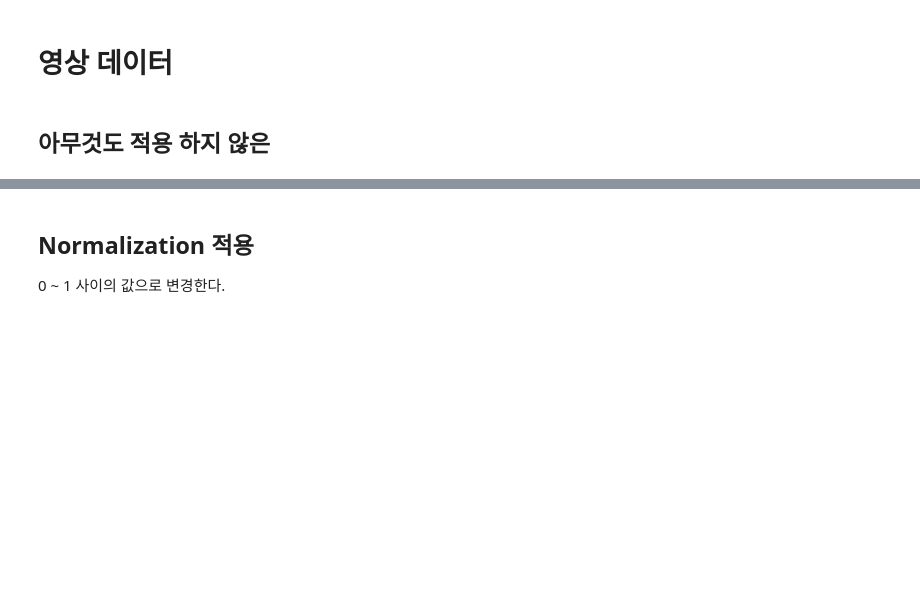
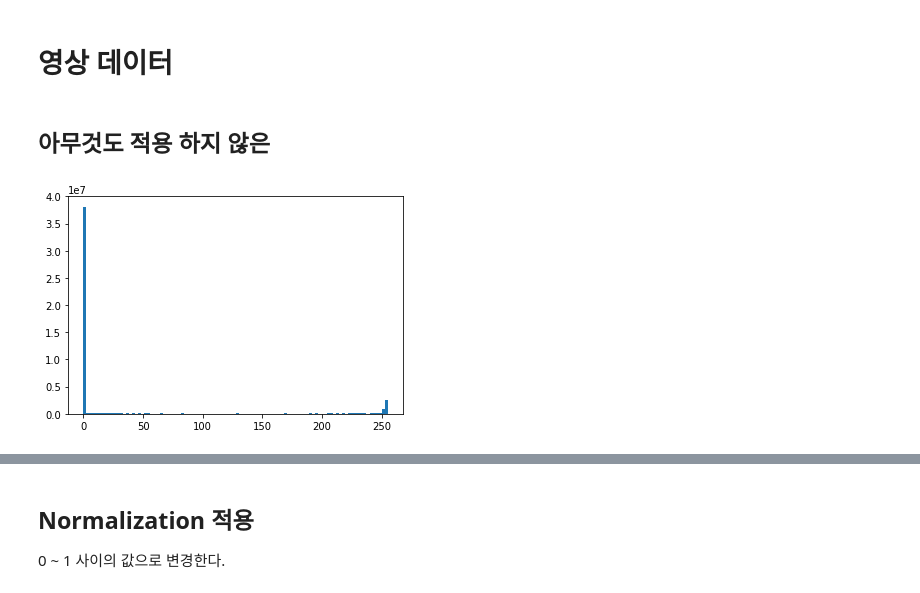
Before and after one commit to dhrim/keras_howto_2021, a Jupyter notebook: class4/normalization_and_standardization.ipynb, the cells around one changed output, grey strips where cells are left out. Drawn from its saved outputs; the diff is of its cells as text; code cells hidden in the pictures; blank space fills up the shorter version.

```diff
--- a/class4/normalization_and_standardization.ipynb
+++ b/class4/normalization_and_standardization.ipynb
@@ -256,6 +271,11 @@ acc : 0.5
 ## 아무것도 적용 하지 않은
 # %%
 (train_x, train_y), (test_x, test_y) = tf.keras.datasets.mnist.load_data()
+# %%
+plt.hist(train_x.reshape((60000*28*28,)), bins=100)
+plt.show()
+# %% [output]
+[figure, added]
 # %%
 model = keras.Sequential()
 model.add(Flatten(input_shape=(28, 28)))
```
Also changed, not shown: parts of 15 cells of this notebook.
